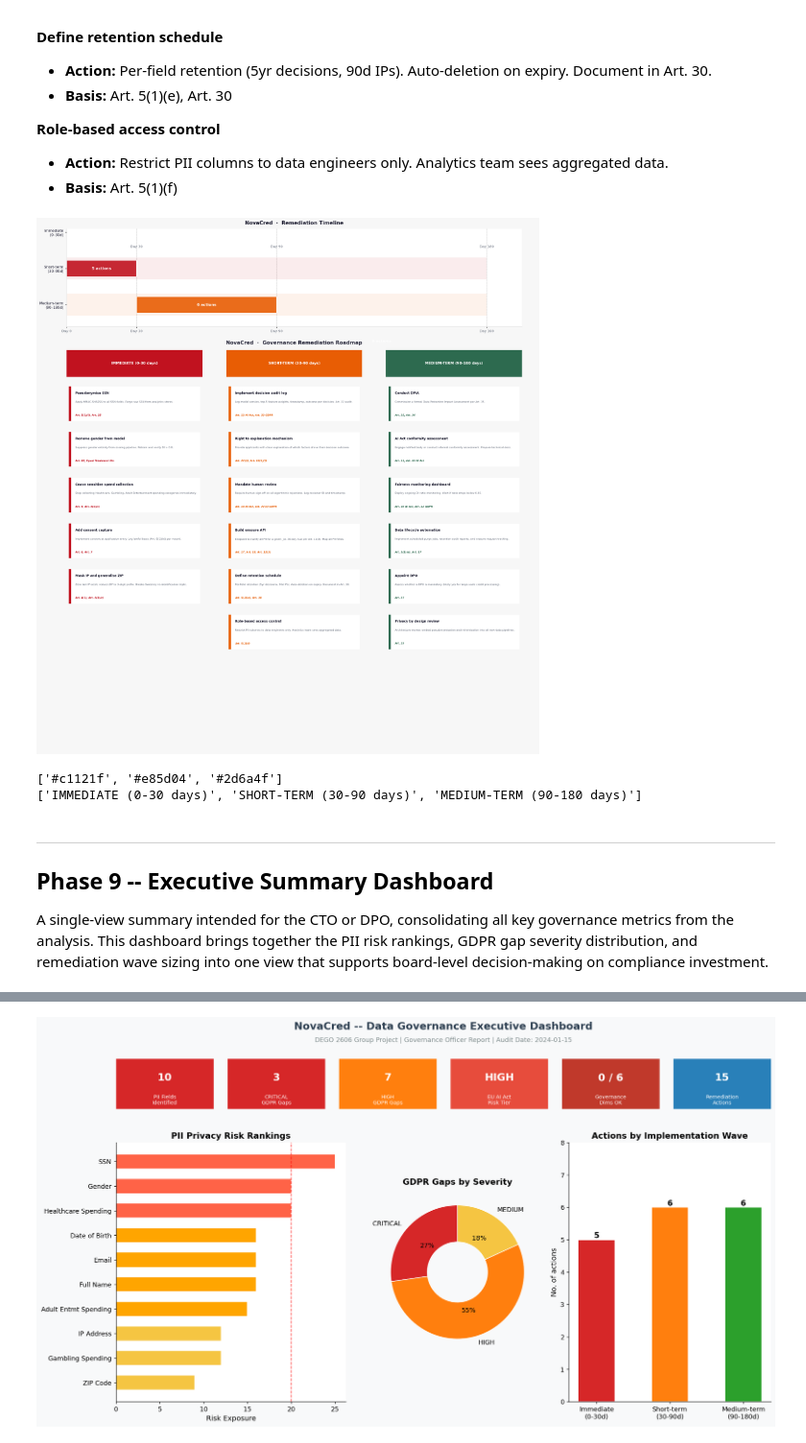
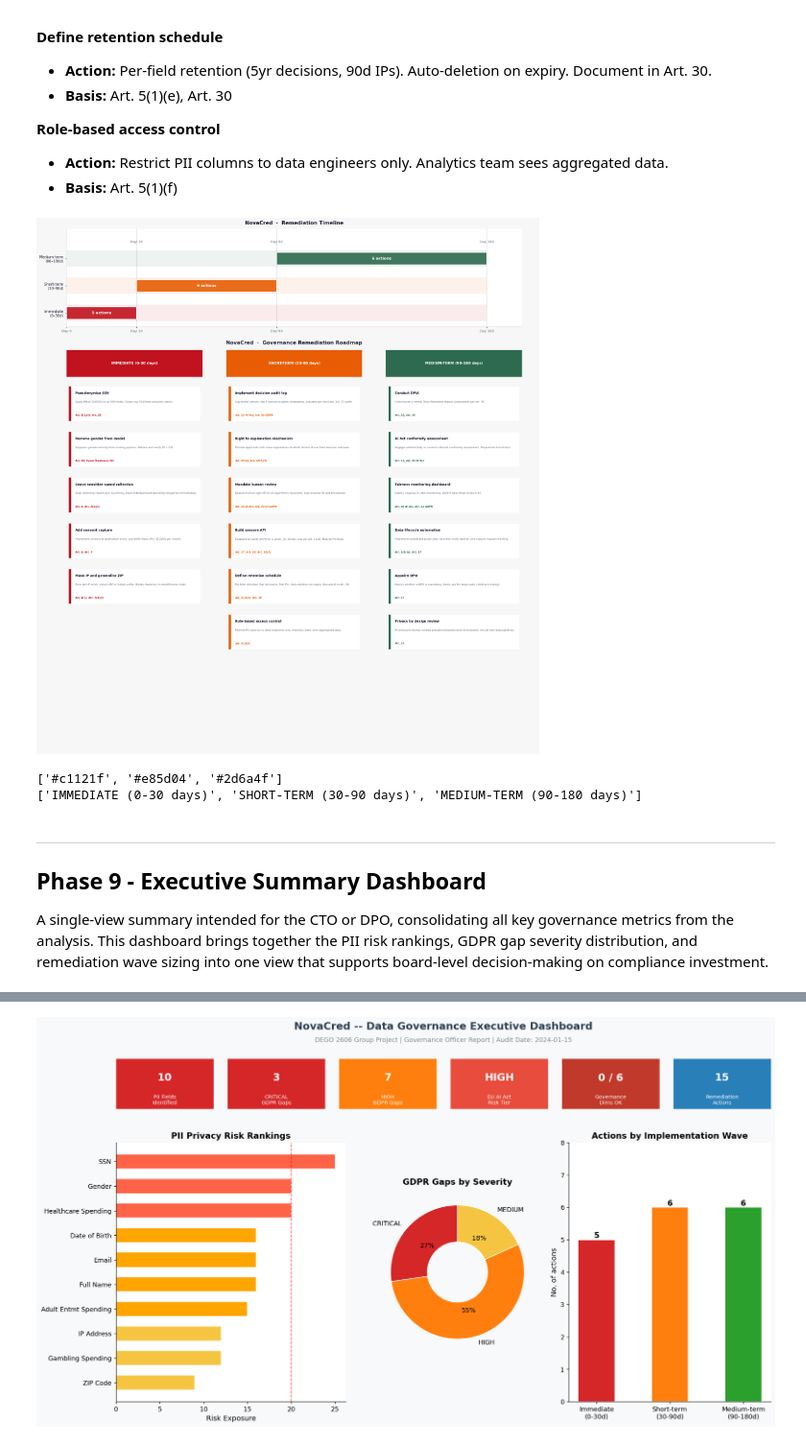
Before and after one commit to leobbaroni/Team13_DEGO_Repo, a Jupyter notebook: notebooks/03-privacy-demo.ipynb, the cells around one changed output, grey strips where cells are left out. Shown at 96% size. Cells and saved outputs as stored; diff of their text form; code cells hidden in the pictures.

```diff
--- a/notebooks/03-privacy-demo.ipynb
+++ b/notebooks/03-privacy-demo.ipynb
@@ -1480,10 +1480,10 @@ TEXT   = '#1a1a2e'
 MUTED  = '#6b7280'
 CARD   = '#ffffff'
 
-wave_colours  = [RED, ORANGE, GREEN]
-wave_keys     = list(recommendations.keys())
-wave_ranges   = [(0, 30), (30, 90), (90, 180)]
-wave_labels   = ['Immediate\n(0–30d)', 'Short-term\n(30–90d)', 'Medium-term\n(90–180d)']
+wave_colours = [RED, ORANGE, GREEN]
+wave_keys    = list(recommendations.keys())
+wave_ranges  = [(0, 30), (30, 90), (90, 180)]
+wave_labels  = ['Immediate\n(0–30d)', 'Short-term\n(30–90d)', 'Medium-term\n(90–180d)']
 
 # ── TOP: Gantt timeline ───────────────────────────────────────────────
 ax_gantt = fig.add_axes([0.03, 0.78, 0.94, 0.18])
@@ -1491,20 +1491,21 @@ ax_gantt.set_facecolor(CARD)
 for sp in ax_gantt.spines.values():
     sp.set_edgecolor('#e0e0e0')
 
+# y=0 → Immediate, y=1 → Short-term, y=2 → Medium-term
 for i, (wave, colour, (start, end), label) in enumerate(
         zip(wave_keys, wave_colours, wave_ranges, wave_labels)):
-    y = 2 - i
+    y = i   # 0, 1, 2  (bottom to top order matches yticks below)
     items = recommendations[wave]
     n = len(items)
 
-    # background band
+    # background band spanning full 180 days
     ax_gantt.barh(y, 180, left=0, height=0.6,
                   color=colour, alpha=0.08, zorder=1)
-    # main bar
+    # main bar for this wave's actual duration
     ax_gantt.barh(y, end - start, left=start, height=0.45,
                   color=colour, alpha=0.9, zorder=2,
                   edgecolor='white', linewidth=1.2)
-    # action count inside bar
+    # action count label inside bar
     ax_gantt.text((start + end) / 2, y, f'{n} actions',
                   ha='center', va='center', fontsize=9,
                   fontweight='bold', color='white', zorder=3)
@@ -1515,10 +1516,10 @@ for day, dlabel in [(30, 'Day 30'), (90, 'Day 90'), (180, 'Day 180')]:
     ax_gantt.text(day, 2.58, dlabel, ha='center', fontsize=8, color=MUTED)
 
 ax_gantt.set_xlim(0, 195)
-ax_gantt.set_ylim(0.4, 3.1)
-ax_gantt.set_yticks([1, 2, 3])
+ax_gantt.set_ylim(-0.5, 3.1)
+ax_gantt.set_yticks([0, 1, 2])
 ax_gantt.set_yticklabels(
-    ['Medium-term\n(90–180d)', 'Short-term\n(30–90d)', 'Immediate\n(0–30d)'],
+    ['Immediate\n(0–30d)', 'Short-term\n(30–90d)', 'Medium-term\n(90–180d)'],
     fontsize=8.5, color=TEXT)
 ax_gantt.set_xticks([0, 30, 90, 180])
 ax_gantt.set_xticklabels(['Day 0', 'Day 30', 'Day 90', 'Day 180'],
@@ -1553,34 +1554,34 @@ for (wave, items), colour, x in zip(recommendations.items(), wave_colours, x_pos
         ax_cards.add_patch(plt.Rectangle(
             (x + 0.005, y_pos - 0.075), box_width - 0.01, 0.085,
             transform=ax_cards.transAxes, color=CARD, zorder=1,
             clip_on=False, linewidth=0.8, edgecolor='#e0e0e0', fill=True))
 
         # left accent stripe
         ax_cards.add_patch(plt.Rectangle(
             (x + 0.005, y_pos - 0.075), 0.004, 0.085,
             transform=ax_cards.transAxes, color=colour, zorder=2, clip_on=False))
 
         # title
         ax_cards.text(x + 0.018, y_pos - 0.002, title,
                       transform=ax_cards.transAxes, fontsize=7.5,
                       fontweight='bold', color=TEXT, va='top')
         # description
         ax_cards.text(x + 0.018, y_pos - 0.025, desc,
                       transform=ax_cards.transAxes, fontsize=6.2,
                       color=MUTED, va='top', multialignment='left')
         # legal basis
         ax_cards.text(x + 0.018, y_pos - 0.058, basis,
                       transform=ax_cards.transAxes, fontsize=5.8,
                       color=colour, va='top', style='italic', fontweight='bold')
 
 ax_cards.set_title('NovaCred  ·  Governance Remediation Roadmap',
                    fontsize=12, fontweight='bold', color=TEXT, pad=10)
 
 plt.savefig('../reports/remediation_roadmap.png', bbox_inches='tight',
             facecolor=fig.get_facecolor(), dpi=150)
 plt.show()
 # %% [output]
-[figure, old version]
+[figure, new version]
 # %%
 print(wave_colours)
 print(list(recommendations.keys()))
@@ -1589,7 +1590,7 @@ print(list(recommendations.keys()))
 ['IMMEDIATE (0-30 days)', 'SHORT-TERM (30-90 days)', 'MEDIUM-TERM (90-180 days)']
 # %% [markdown]
 ---
-## Phase 9 -- Executive Summary Dashboard
+## Phase 9 - Executive Summary Dashboard
 
 A single-view summary intended for the CTO or DPO, consolidating all key governance metrics from the analysis. This dashboard brings together the PII risk rankings, GDPR gap severity distribution, and remediation wave sizing into one view that supports board-level decision-making on compliance investment.
 # %% [markdown]
```
Also changed, not shown: parts of 3 cells of this notebook.
